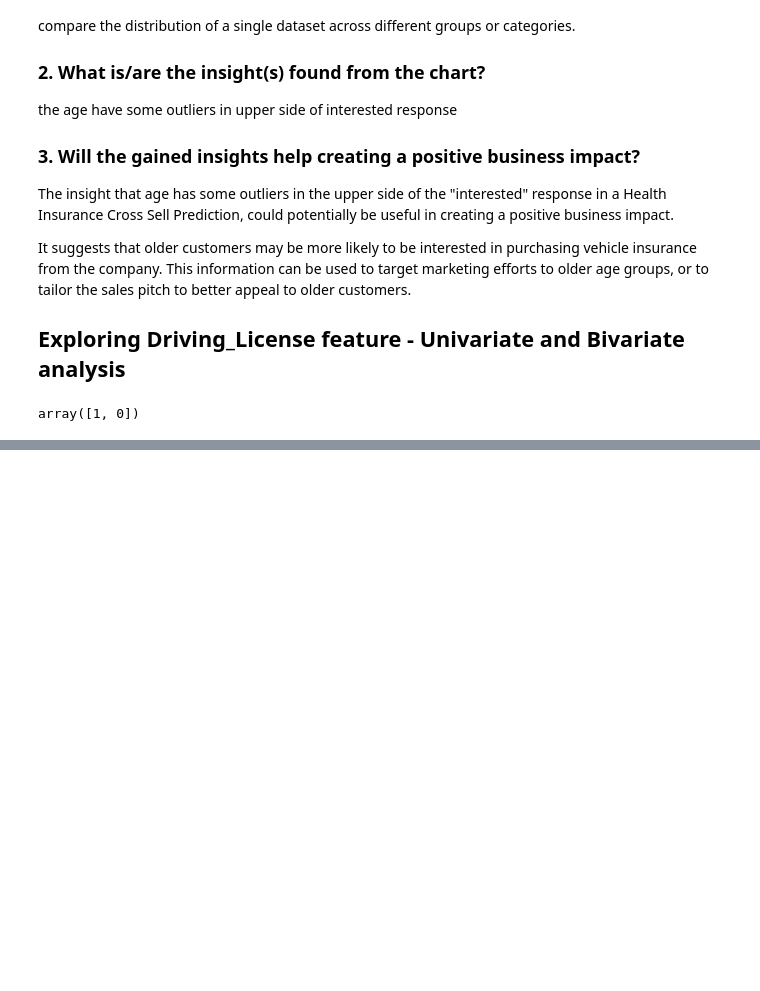
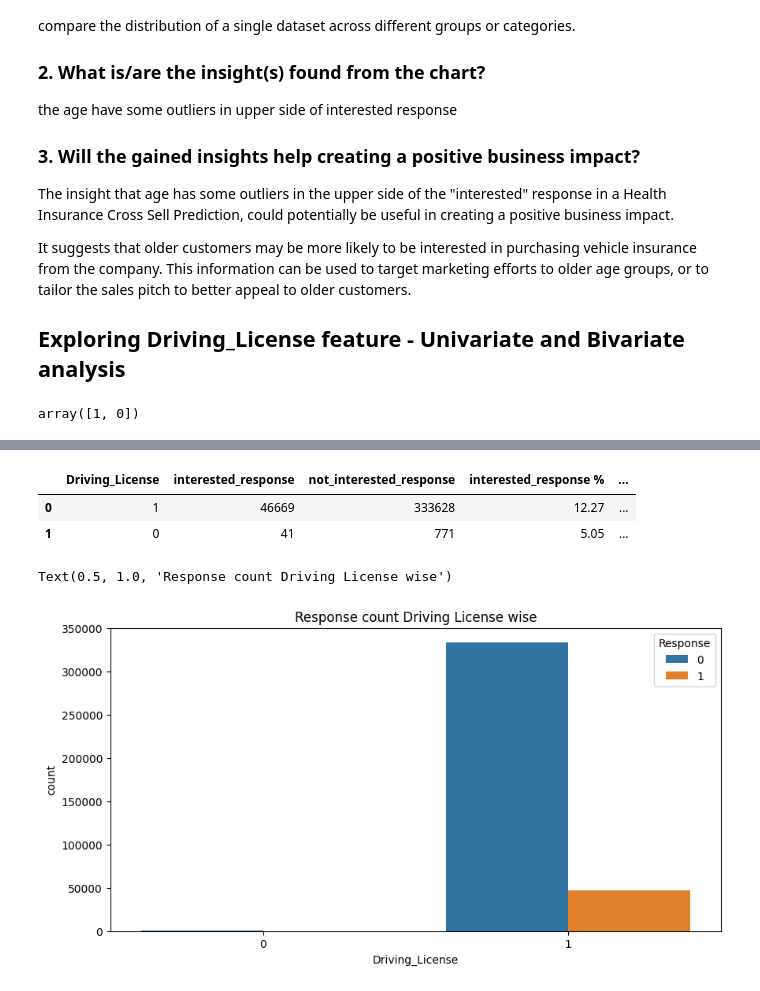
Before and after one commit to rajkumarshedage/Health-Insurance-Cross-Sell-Prediction, a Jupyter notebook: Health_Insurance_Cross_Sell_Prediction_.ipynb, the cells around one changed output, grey strips where cells are left out. Cells and saved outputs as stored; diff of their text form; code cells hidden in the pictures; blank space fills up the shorter version.

```diff
--- a/Health_Insurance_Cross_Sell_Prediction_.ipynb
+++ b/Health_Insurance_Cross_Sell_Prediction_.ipynb
@@ -368,0 +391,31 @@ array([1, 0])
+# %%
+## creating df Driving_License interested Response count%
+
+D_L = df['Driving_License'].unique()
+interested_response = [df[(df['Driving_License'] == gen)]['Response'].value_counts()[1] for gen in D_L]
+not_interested_response = [df[(df['Driving_License'] == gen)]['Response'].value_counts()[0] for gen in D_L]
+
+df_D_Lrwise_Response_count = pd.DataFrame({'Driving_License' : D_L,
+                                       'interested_response'  : interested_response,
+                                       'not_interested_response' : not_interested_response})
+
+df_D_Lrwise_Response_count['interested_response %'] = round(((df_D_Lrwise_Response_count['interested_response'])/
+                                                 ((df_D_Lrwise_Response_count['interested_response'])+
+                                                         (df_D_Lrwise_Response_count['not_interested_response'])))*100,2)
+df_D_Lrwise_Response_count['not_interested_response %'] = round(((df_D_Lrwise_Response_count['not_interested_response'])/
+                                                  ((df_D_Lrwise_Response_count['interested_response'])+
+                                                         (df_D_Lrwise_Response_count['not_interested_response'])))*100,2)
+df_D_Lrwise_Response_count
+# %% [output]
+|  | Driving_License | interested_response | not_interested_response | interested_response % | ... |
+| 0 | 1 | 46669 | 333628 | 12.27 | ... |
+| 1 | 0 | 41 | 771 | 5.05 | ... |
+# %%
+## Ploting Response count Driving_License wise
+
+fig, ax = plt.subplots(figsize = (10,5))
+sns.countplot(x = df['Driving_License'],hue = 'Response',data = df)
+plt.title('Response count Driving License wise')
+# %% [output]
+Text(0.5, 1.0, 'Response count Driving License wise')
+[figure, added]
```
Also changed, not shown: parts of 40 cells of this notebook.
